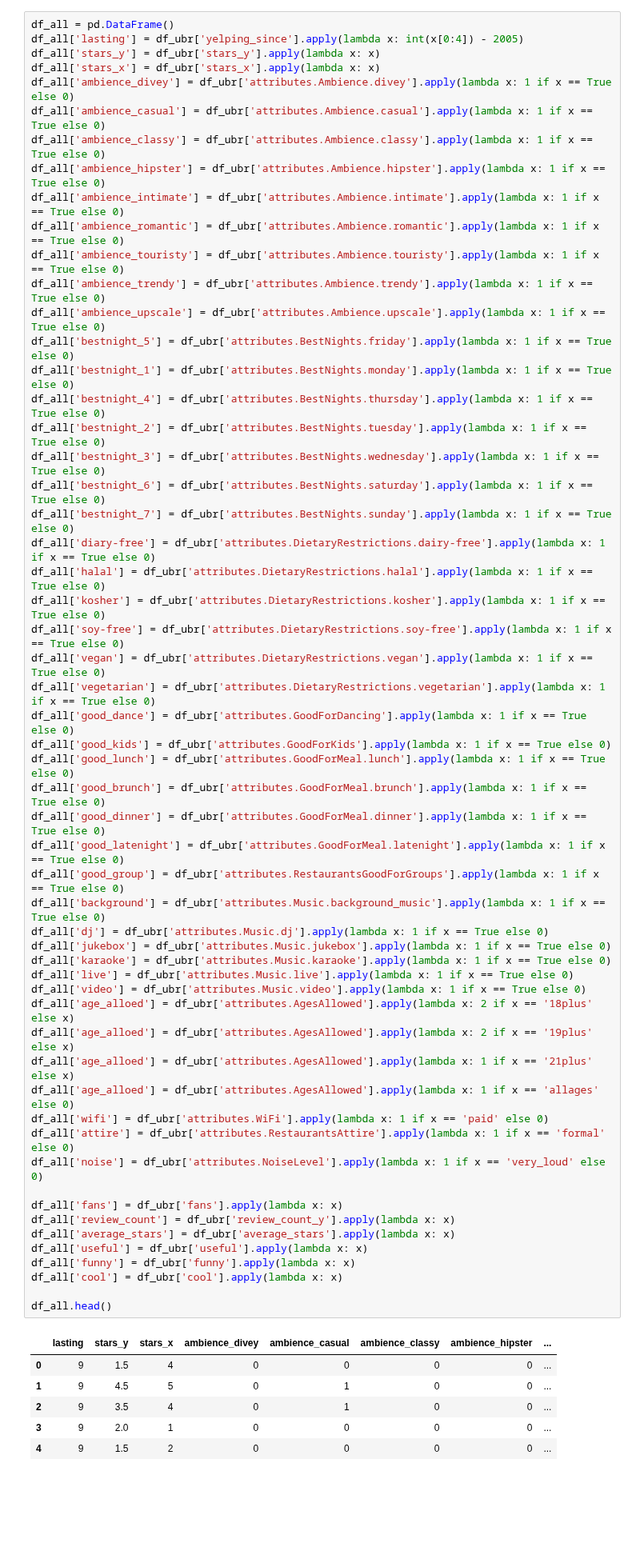
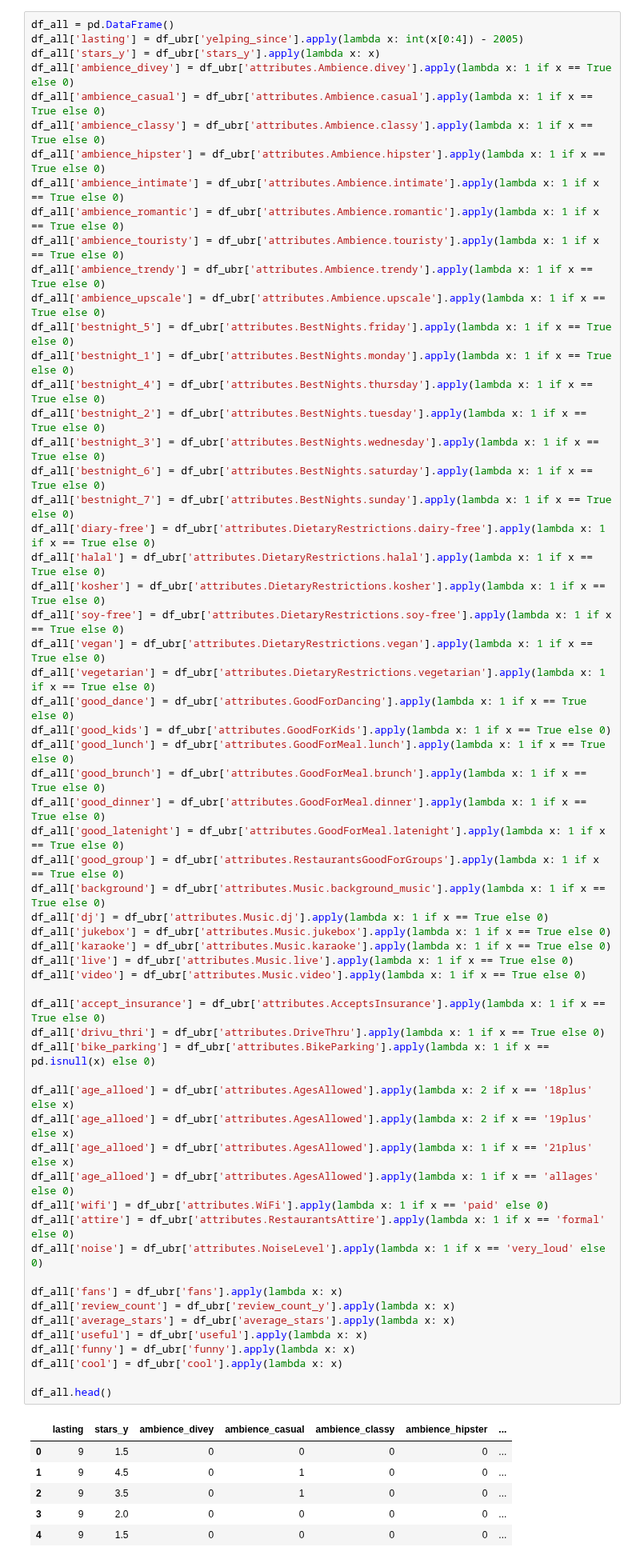
Before and after one commit to xuwd11/Recommender_Systems, a Jupyter notebook: 05_content filtering.ipynb, the cells around one changed output. Shown at 80% size. Drawn from its saved outputs; the diff is of its cells as text; blank space fills up the shorter version.

```diff
--- a/05_content filtering.ipynb
+++ b/05_content filtering.ipynb
@@ -78,7 +78,6 @@ y = df_ubr['stars_x'].values
 df_all = pd.DataFrame()
 df_all['lasting'] = df_ubr['yelping_since'].apply(lambda x: int(x[0:4]) - 2005)
 df_all['stars_y'] = df_ubr['stars_y'].apply(lambda x: x)
-df_all['stars_x'] = df_ubr['stars_x'].apply(lambda x: x)
 df_all['ambience_divey'] = df_ubr['attributes.Ambience.divey'].apply(lambda x: 1 if x == True else 0)
 df_all['ambience_casual'] = df_ubr['attributes.Ambience.casual'].apply(lambda x: 1 if x == True else 0)
 df_all['ambience_classy'] = df_ubr['attributes.Ambience.classy'].apply(lambda x: 1 if x == True else 0)
@@ -104,39 +103,44 @@ df_all['vegetarian'] = df_ubr['attributes.DietaryRestrictions.vegetarian'].apply
 df_all['good_dance'] = df_ubr['attributes.GoodForDancing'].apply(lambda x: 1 if x == True else 0)
 df_all['good_kids'] = df_ubr['attributes.GoodForKids'].apply(lambda x: 1 if x == True else 0)
 df_all['good_lunch'] = df_ubr['attributes.GoodForMeal.lunch'].apply(lambda x: 1 if x == True else 0)
 df_all['good_brunch'] = df_ubr['attributes.GoodForMeal.brunch'].apply(lambda x: 1 if x == True else 0)
 df_all['good_dinner'] = df_ubr['attributes.GoodForMeal.dinner'].apply(lambda x: 1 if x == True else 0)
 df_all['good_latenight'] = df_ubr['attributes.GoodForMeal.latenight'].apply(lambda x: 1 if x == True else 0)
 df_all['good_group'] = df_ubr['attributes.RestaurantsGoodForGroups'].apply(lambda x: 1 if x == True else 0)
 df_all['background'] = df_ubr['attributes.Music.background_music'].apply(lambda x: 1 if x == True else 0)
 df_all['dj'] = df_ubr['attributes.Music.dj'].apply(lambda x: 1 if x == True else 0)
 df_all['jukebox'] = df_ubr['attributes.Music.jukebox'].apply(lambda x: 1 if x == True else 0)
 df_all['karaoke'] = df_ubr['attributes.Music.karaoke'].apply(lambda x: 1 if x == True else 0)
 df_all['live'] = df_ubr['attributes.Music.live'].apply(lambda x: 1 if x == True else 0)
 df_all['video'] = df_ubr['attributes.Music.video'].apply(lambda x: 1 if x == True else 0)
+
+df_all['accept_insurance'] = df_ubr['attributes.AcceptsInsurance'].apply(lambda x: 1 if x == True else 0)
+df_all['drivu_thri'] = df_ubr['attributes.DriveThru'].apply(lambda x: 1 if x == True else 0)
+df_all['bike_parking'] = df_ubr['attributes.BikeParking'].apply(lambda x: 1 if x == pd.isnull(x) else 0)
+
 df_all['age_alloed'] = df_ubr['attributes.AgesAllowed'].apply(lambda x: 2 if x == '18plus' else x)
 df_all['age_alloed'] = df_ubr['attributes.AgesAllowed'].apply(lambda x: 2 if x == '19plus' else x)
 df_all['age_alloed'] = df_ubr['attributes.AgesAllowed'].apply(lambda x: 1 if x == '21plus' else x)
 df_all['age_alloed'] = df_ubr['attributes.AgesAllowed'].apply(lambda x: 1 if x == 'allages' else 0)
 df_all['wifi'] = df_ubr['attributes.WiFi'].apply(lambda x: 1 if x == 'paid' else 0)
 df_all['attire'] = df_ubr['attributes.RestaurantsAttire'].apply(lambda x: 1 if x == 'formal' else 0)
 df_all['noise'] = df_ubr['attributes.NoiseLevel'].apply(lambda x: 1 if x == 'very_loud' else 0)
 
 df_all['fans'] = df_ubr['fans'].apply(lambda x: x)
 df_all['review_count'] = df_ubr['review_count_y'].apply(lambda x: x)
 df_all['average_stars'] = df_ubr['average_stars'].apply(lambda x: x)
 df_all['useful'] = df_ubr['useful'].apply(lambda x: x)
 df_all['funny'] = df_ubr['funny'].apply(lambda x: x)
 df_all['cool'] = df_ubr['cool'].apply(lambda x: x)
 
 df_all.head()
 # %% [output]
-|  | lasting | stars_y | stars_x | ambience_divey | ambience_casual | ambience_classy | ambience_hipster | ... |
-| 0 | 9 | 1.5 | 4 | 0 | 0 | 0 | 0 | ... |
-| 1 | 9 | 4.5 | 5 | 0 | 1 | 0 | 0 | ... |
-| 2 | 9 | 3.5 | 4 | 0 | 1 | 0 | 0 | ... |
-| 3 | 9 | 2.0 | 1 | 0 | 0 | 0 | 0 | ... |
-| 4 | 9 | 1.5 | 2 | 0 | 0 | 0 | 0 | ... |
+|  | lasting | stars_y | ambience_divey | ambience_casual | ambience_classy | ambience_hipster | ... |
+| 0 | 9 | 1.5 | 0 | 0 | 0 | 0 | ... |
+| 1 | 9 | 4.5 | 0 | 1 | 0 | 0 | ... |
+| 2 | 9 | 3.5 | 0 | 1 | 0 | 0 | ... |
+| 3 | 9 | 2.0 | 0 | 0 | 0 | 0 | ... |
+| 4 | 9 | 1.5 | 0 | 0 | 0 | 0 | ... |
 # %%
 np.random.seed(6006)
 msk = np.random.rand(len(df_all)) < 0.5
```
Also changed, not shown: parts of 2 cells of this notebook.
